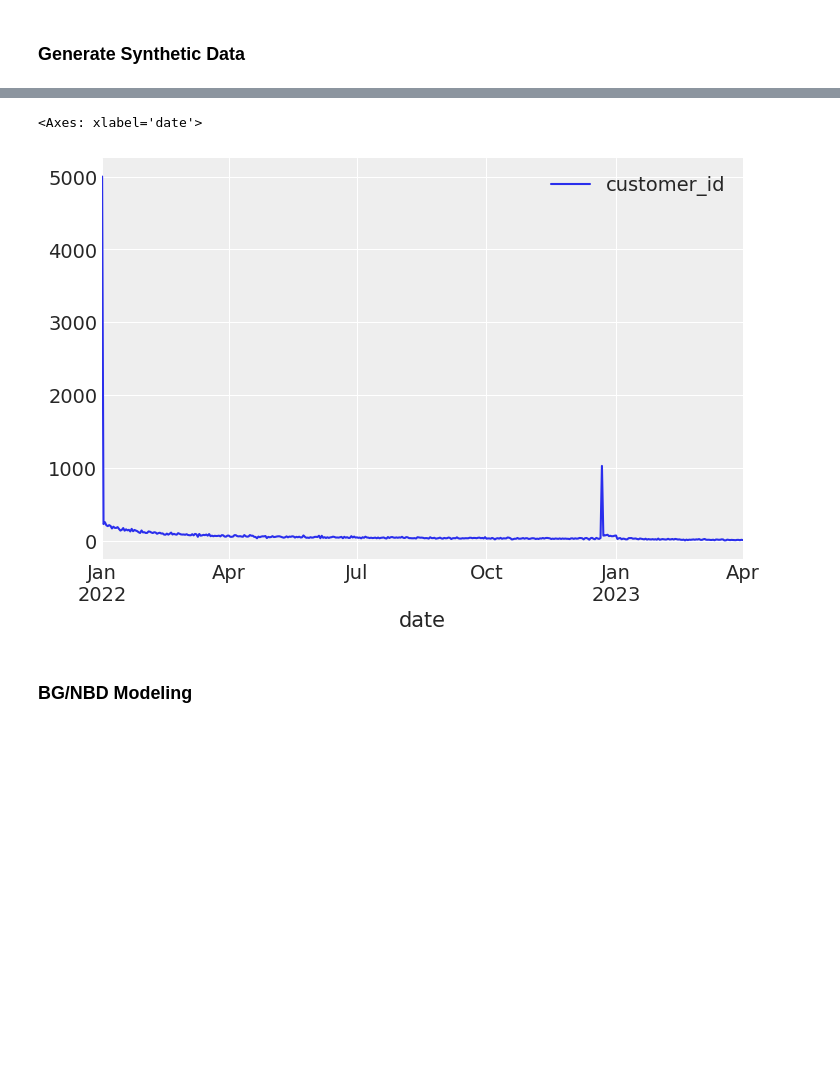
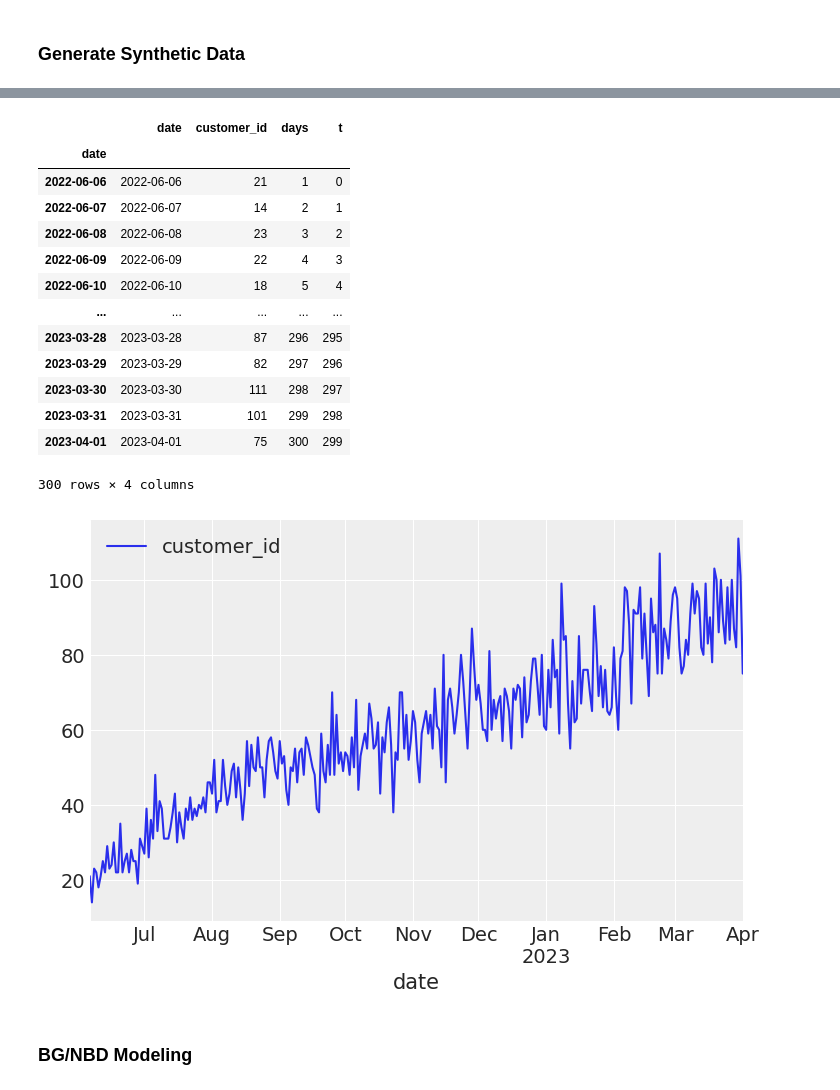
Before and after one commit to ColtAllen/marketing-case-study, a Jupyter notebook: .devcontainer/case-study.ipynb, the cells around one changed output, grey strips where cells are left out. Cells and saved outputs as stored; diff of their text form; code cells hidden in the pictures; blank space fills up the shorter version.

Commit message:
data generation code finished, causalpy bugs

```diff
--- a/.devcontainer/case-study.ipynb
+++ b/.devcontainer/case-study.ipynb
@@ -56,12 +21,63 @@ df
-# %%
-daily_df = df.resample("D", on="date").count()
-
-daily_df.plot()
-
-# All customers are starting on the same day. This can't be used!
-# %% [output]
-<Axes: xlabel='date'>
-[figure, removed]
+# %%
+# BG/NBD model params for generating synthetic data
+params = {
+    "a": 0.79,
+    "alpha": 4.41,
+    "b": 2.43,
+    "r": 0.24
+}
+
+# Number of totals customers, and customers participating in promotion
+N = 5000
+N_promo = 300
+
+
+# Create list of customer dataframes and assign IDs
+all_customers = [beta_geometric_nbd_model_transactional_data(T=np.random.randint(1,300), observation_period_end="2023-4-1", freq="D", size=1, **params) for i in np.arange(N)]
+
+for i in zip(all_customers, np.arange(N)):
+    i[0]['customer_id'] = i[1]
+
+# Generate additional transactions for customers participating in marketing campaign
+# (This could be iterated with the previous lines to reduce repetition, but not worth the effort to figure out)
+promo_customers = [beta_geometric_nbd_model_transactional_data(T=np.random.randint(1,60), observation_period_end="2023-4-1", freq="D", size=1, **params) for i in np.arange(N_promo)]
+
+for i in zip(promo_customers, np.arange(N_promo)):
+    i[0]['customer_id'] = i[1]
+
+
+# Concat above dataframe lists into a single DF
+all_customers.extend(promo_customers)
+daily_trans = pd.concat(all_customers)
+# %%
+# Aggregate transactions by daily count
+daily_df = daily_trans.resample("D", on="date").count()
+
+daily_df.plot()
+
+# Add predictors for CausalPy
+daily_df = daily_df.reset_index()
+daily_df['days'] = (daily_df['date'] - pd.to_datetime("2022-06-05")).dt.days
+daily_df['t'] = daily_df['days'] - 1
+daily_df = daily_df.set_index(daily_df['date'])
+
+daily_df
+# %% [output]
+|  | date | customer_id | days | t |
+| date |  |  |  |  |
+| 2022-06-06 | 2022-06-06 | 21 | 1 | 0 |
+| 2022-06-07 | 2022-06-07 | 14 | 2 | 1 |
+| 2022-06-08 | 2022-06-08 | 23 | 3 | 2 |
+| 2022-06-09 | 2022-06-09 | 22 | 4 | 3 |
+| 2022-06-10 | 2022-06-10 | 18 | 5 | 4 |
+| ... | ... | ... | ... | ... |
+| 2023-03-28 | 2023-03-28 | 87 | 296 | 295 |
+| 2023-03-29 | 2023-03-29 | 82 | 297 | 296 |
+| 2023-03-30 | 2023-03-30 | 111 | 298 | 297 |
+| 2023-03-31 | 2023-03-31 | 101 | 299 | 298 |
+| 2023-04-01 | 2023-04-01 | 75 | 300 | 299 |
+300 rows × 4 columns
+[figure, added]
 # %% [markdown]
 ### BG/NBD Modeling
 # %%
```
Also changed, not shown: parts of 5 cells of this notebook.
